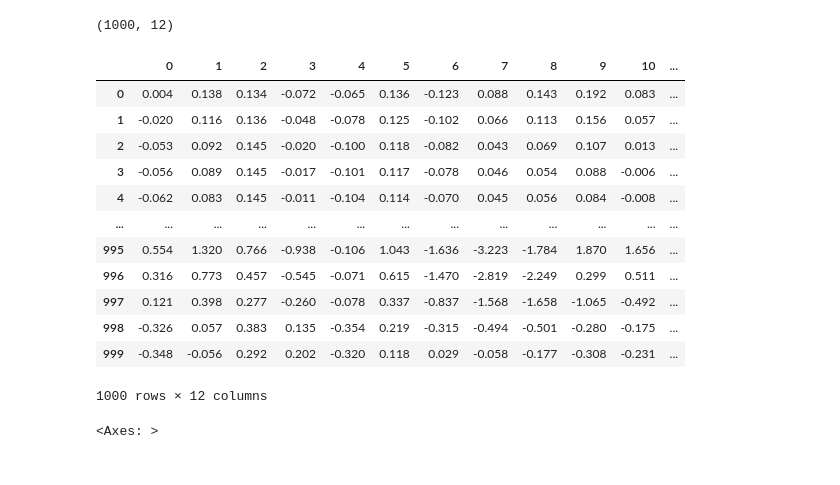
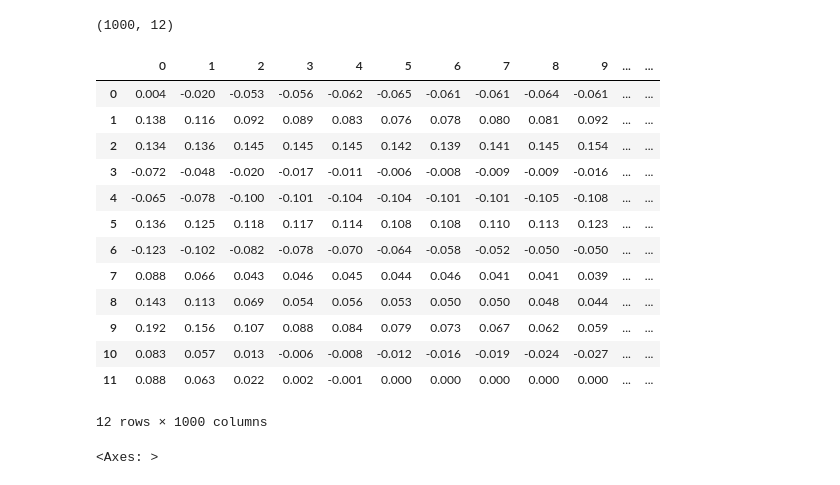
Before and after one commit to miriam-agrawala/heartcondition-prediction, a Jupyter notebook: wfdb_library.ipynb, the cells around one changed output. Saved outputs shown, nothing was run; the diff lists cells and outputs as text; code cells hidden in the pictures.

```diff
--- a/wfdb_library.ipynb
+++ b/wfdb_library.ipynb
@@ -47,21 +47,23 @@ signal_physical.shape
 (1000, 12)
 # %%
 signal_physical_df = pd.DataFrame(signal_physical)
+signal_physical_df = signal_physical_df.transpose()
 signal_physical_df
 # %% [output]
-|  | 0 | 1 | 2 | 3 | 4 | 5 | 6 | 7 | 8 | 9 | 10 | ... |
-| 0 | 0.004 | 0.138 | 0.134 | -0.072 | -0.065 | 0.136 | -0.123 | 0.088 | 0.143 | 0.192 | 0.083 | ... |
-| 1 | -0.020 | 0.116 | 0.136 | -0.048 | -0.078 | 0.125 | -0.102 | 0.066 | 0.113 | 0.156 | 0.057 | ... |
-| 2 | -0.053 | 0.092 | 0.145 | -0.020 | -0.100 | 0.118 | -0.082 | 0.043 | 0.069 | 0.107 | 0.013 | ... |
-| 3 | -0.056 | 0.089 | 0.145 | -0.017 | -0.101 | 0.117 | -0.078 | 0.046 | 0.054 | 0.088 | -0.006 | ... |
-| 4 | -0.062 | 0.083 | 0.145 | -0.011 | -0.104 | 0.114 | -0.070 | 0.045 | 0.056 | 0.084 | -0.008 | ... |
-| ... | ... | ... | ... | ... | ... | ... | ... | ... | ... | ... | ... | ... |
-| 995 | 0.554 | 1.320 | 0.766 | -0.938 | -0.106 | 1.043 | -1.636 | -3.223 | -1.784 | 1.870 | 1.656 | ... |
-| 996 | 0.316 | 0.773 | 0.457 | -0.545 | -0.071 | 0.615 | -1.470 | -2.819 | -2.249 | 0.299 | 0.511 | ... |
-| 997 | 0.121 | 0.398 | 0.277 | -0.260 | -0.078 | 0.337 | -0.837 | -1.568 | -1.658 | -1.065 | -0.492 | ... |
-| 998 | -0.326 | 0.057 | 0.383 | 0.135 | -0.354 | 0.219 | -0.315 | -0.494 | -0.501 | -0.280 | -0.175 | ... |
-| 999 | -0.348 | -0.056 | 0.292 | 0.202 | -0.320 | 0.118 | 0.029 | -0.058 | -0.177 | -0.308 | -0.231 | ... |
+|  | 0 | 1 | 2 | 3 | 4 | 5 | 6 | 7 | 8 | 9 | ... | ... |
+| 0 | 0.004 | -0.020 | -0.053 | -0.056 | -0.062 | -0.065 | -0.061 | -0.061 | -0.064 | -0.061 | ... | ... |
+| 1 | 0.138 | 0.116 | 0.092 | 0.089 | 0.083 | 0.076 | 0.078 | 0.080 | 0.081 | 0.092 | ... | ... |
+| 2 | 0.134 | 0.136 | 0.145 | 0.145 | 0.145 | 0.142 | 0.139 | 0.141 | 0.145 | 0.154 | ... | ... |
+| 3 | -0.072 | -0.048 | -0.020 | -0.017 | -0.011 | -0.006 | -0.008 | -0.009 | -0.009 | -0.016 | ... | ... |
+| 4 | -0.065 | -0.078 | -0.100 | -0.101 | -0.104 | -0.104 | -0.101 | -0.101 | -0.105 | -0.108 | ... | ... |
+| 5 | 0.136 | 0.125 | 0.118 | 0.117 | 0.114 | 0.108 | 0.108 | 0.110 | 0.113 | 0.123 | ... | ... |
+| 6 | -0.123 | -0.102 | -0.082 | -0.078 | -0.070 | -0.064 | -0.058 | -0.052 | -0.050 | -0.050 | ... | ... |
+| 7 | 0.088 | 0.066 | 0.043 | 0.046 | 0.045 | 0.044 | 0.046 | 0.041 | 0.041 | 0.039 | ... | ... |
+| 8 | 0.143 | 0.113 | 0.069 | 0.054 | 0.056 | 0.053 | 0.050 | 0.050 | 0.048 | 0.044 | ... | ... |
+| 9 | 0.192 | 0.156 | 0.107 | 0.088 | 0.084 | 0.079 | 0.073 | 0.067 | 0.062 | 0.059 | ... | ... |
+| 10 | 0.083 | 0.057 | 0.013 | -0.006 | -0.008 | -0.012 | -0.016 | -0.019 | -0.024 | -0.027 | ... | ... |
+| 11 | 0.088 | 0.063 | 0.022 | 0.002 | -0.001 | 0.000 | 0.000 | 0.000 | 0.000 | 0.000 | ... | ... |
-1000 rows × 12 columns
+12 rows × 1000 columns
 # %%
 # convert record to dataframe
 
```
Also changed, not shown: parts of 1 cell of this notebook, 4 other files.
